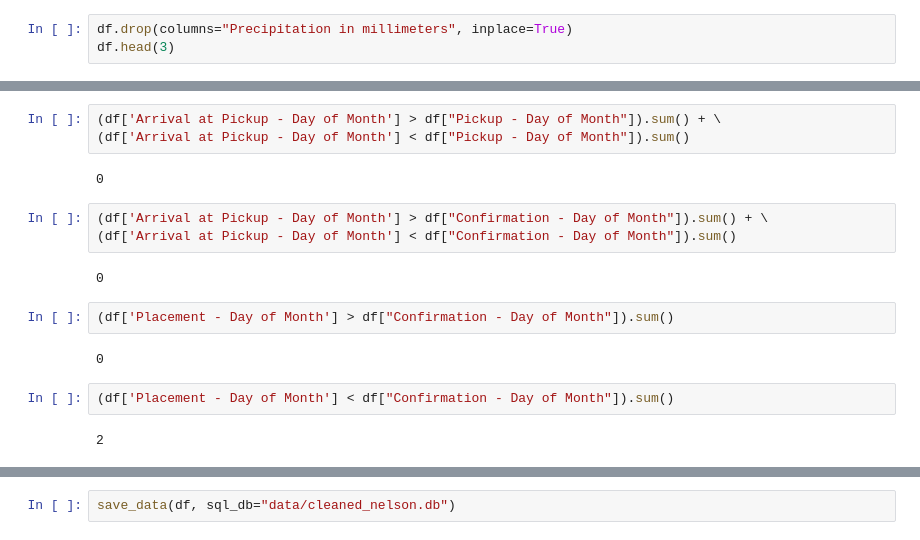
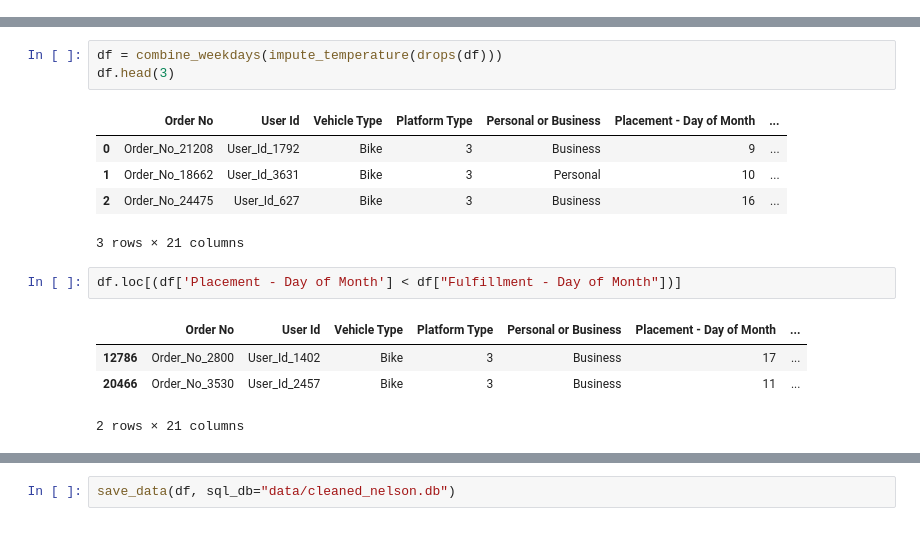
Before and after one commit to nelson-lojo/motor-bi-X, a Jupyter notebook: notebook-nelson.ipynb, the cells around one changed output, grey strips where cells are left out. Cells and saved outputs as stored; diff of their text form.

```diff
--- a/notebook-nelson.ipynb
+++ b/notebook-nelson.ipynb
@@ -28,4 +30 @@ df
 21201 rows × 29 columns
-# %%
-df.drop(columns="Precipitation in millimeters", inplace=True)
-df.head(3)
@@ -88,18 +31,16 @@ Name: Arrival at Destination - Day of Month, dtype: float64
-# %%
-(df['Arrival at Pickup - Day of Month'] > df["Pickup - Day of Month"]).sum() + \
-(df['Arrival at Pickup - Day of Month'] < df["Pickup - Day of Month"]).sum()
-# %% [output]
-0
-# %%
-(df['Arrival at Pickup - Day of Month'] > df["Confirmation - Day of Month"]).sum() + \
-(df['Arrival at Pickup - Day of Month'] < df["Confirmation - Day of Month"]).sum()
-# %% [output]
-0
+# %%
+df = combine_weekdays(impute_temperature(drops(df)))
+df.head(3)
+# %% [output]
+|  | Order No | User Id | Vehicle Type | Platform Type | Personal or Business | Placement - Day of Month | ... |
+| 0 | Order_No_21208 | User_Id_1792 | Bike | 3 | Business | 9 | ... |
+| 1 | Order_No_18662 | User_Id_3631 | Bike | 3 | Personal | 10 | ... |
+| 2 | Order_No_24475 | User_Id_627 | Bike | 3 | Business | 16 | ... |
+3 rows × 21 columns
 # %%
-(df['Placement - Day of Month'] > df["Confirmation - Day of Month"]).sum()
+df.loc[(df['Placement - Day of Month'] < df["Fulfillment - Day of Month"])]
 # %% [output]
+|  | Order No | User Id | Vehicle Type | Platform Type | Personal or Business | Placement - Day of Month | ... |
+| 12786 | Order_No_2800 | User_Id_1402 | Bike | 3 | Business | 17 | ... |
+| 20466 | Order_No_3530 | User_Id_2457 | Bike | 3 | Business | 11 | ... |
-0
+2 rows × 21 columns
-# %%
-(df['Placement - Day of Month'] < df["Confirmation - Day of Month"]).sum()
-# %% [output]
-2
```
Also changed, not shown: parts of 41 cells of this notebook, 2 other files.
